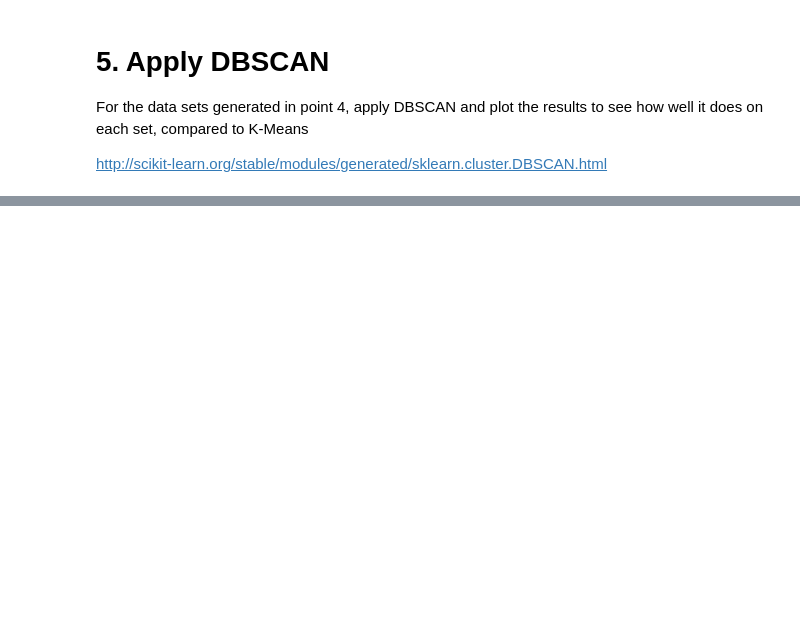
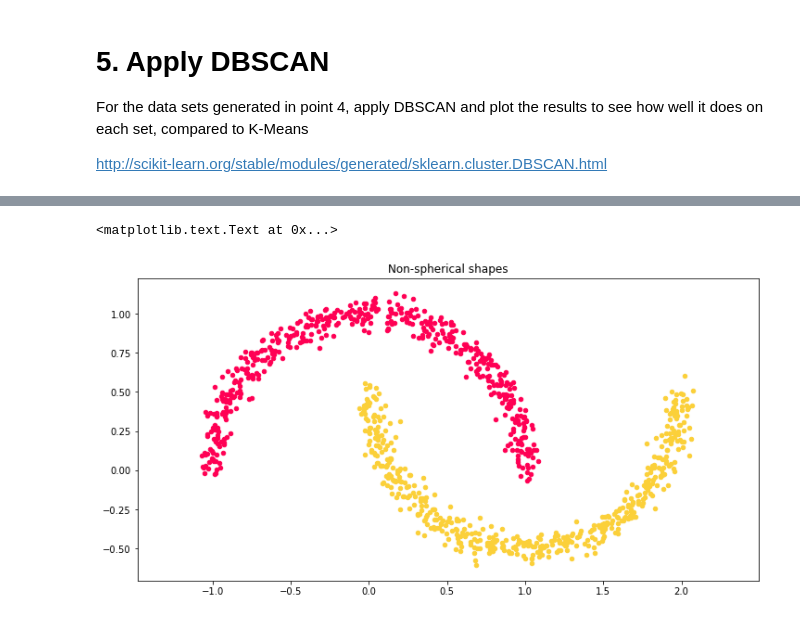
Before and after one commit to mikaelasquirchuk/DAT8SYD, a Jupyter notebook: labs/Week 4 Lesson 2 - Clustering/Thursday June 15 - Clustering.mikaelasquirchuk.ipynb, the cells around one changed output, grey strips where cells are left out. Saved outputs shown, nothing was run; the diff lists cells and outputs as text; code cells hidden in the pictures; blank space fills up the shorter version.

```diff
--- a/labs/Week 4 Lesson 2 - Clustering/Thursday June 15 - Clustering.mikaelasquirchuk.ipynb
+++ b/labs/Week 4 Lesson 2 - Clustering/Thursday June 15 - Clustering.mikaelasquirchuk.ipynb
@@ -745,0 +639,13 @@ IndexError: invalid index to scalar variable.
+# %%
+[X, true_labels] = make_moons(n_samples=1000, noise=.05)
+
+plt.figure(figsize=(12, 6))
+for k, col in zip(range(2), colors):
+    my_members = true_labels == k
+    plt.scatter(X[my_members, 0], X[my_members, 1], c=col, marker='o', s=20)
+
+plt.axis('equal')
+plt.title('Non-spherical shapes')
+# %% [output]
+<matplotlib.text.Text at 0x...>
+[figure, added]
```
Also changed, not shown: parts of 26 cells of this notebook, 3 other files.
